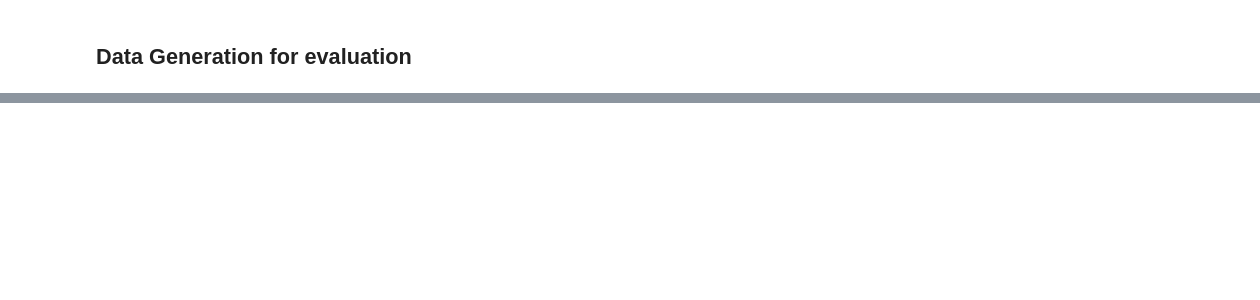
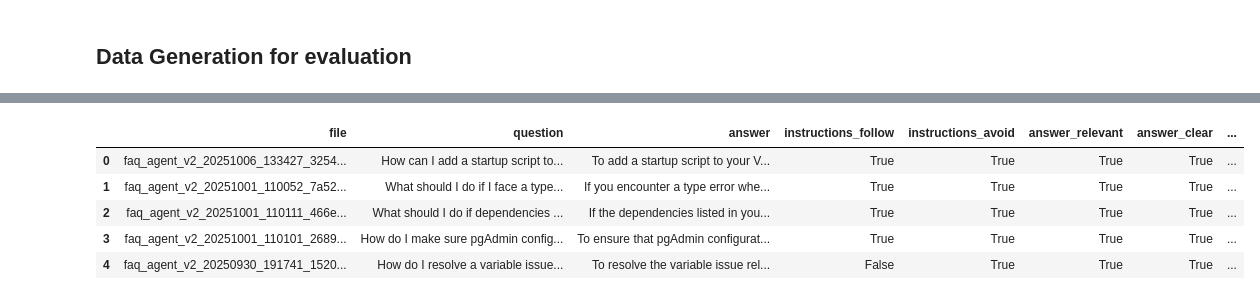
Before and after one commit to itsmuriuki/aihero, a Jupyter notebook: course/data_prep_001.ipynb, the cells around one changed output, grey strips where cells are left out. Saved outputs shown, nothing was run; the diff lists cells and outputs as text; code cells hidden in the pictures; blank space fills up the shorter version.

```diff
--- a/course/data_prep_001.ipynb
+++ b/course/data_prep_001.ipynb
@@ -1048,5 +1054,13 @@ NameError: name 'eval_results' is not defined
 # %%
 # each row is a key-value dictionary - Create a pandas dataframe
 import pandas as pd
 
 df_evals = pd.DataFrame(rows)
+df_evals.head()
+# %% [output]
+|  | file | question | answer | instructions_follow | instructions_avoid | answer_relevant | answer_clear | ... |
+| 0 | faq_agent_v2_20251006_133427_3254... | How can I add a startup script to... | To add a startup script to your V... | True | True | True | True | ... |
+| 1 | faq_agent_v2_20251001_110052_7a52... | What should I do if I face a type... | If you encounter a type error whe... | True | True | True | True | ... |
+| 2 | faq_agent_v2_20251001_110111_466e... | What should I do if dependencies ... | If the dependencies listed in you... | True | True | True | True | ... |
+| 3 | faq_agent_v2_20251001_110101_2689... | How do I make sure pgAdmin config... | To ensure that pgAdmin configurat... | True | True | True | True | ... |
+| 4 | faq_agent_v2_20250930_191741_1520... | How do I resolve a variable issue... | To resolve the variable issue rel... | False | True | True | True | ... |
```
Also changed, not shown: parts of 24 cells of this notebook, 30 other files.
